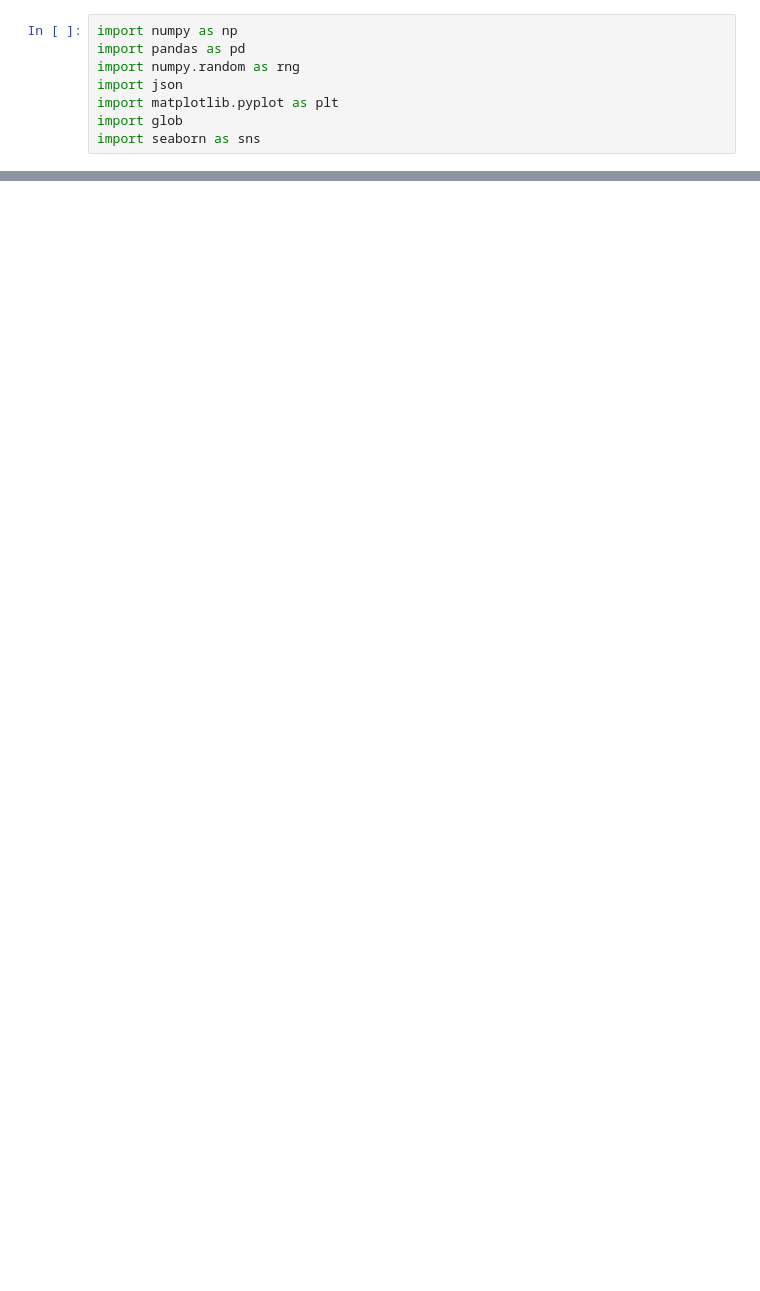
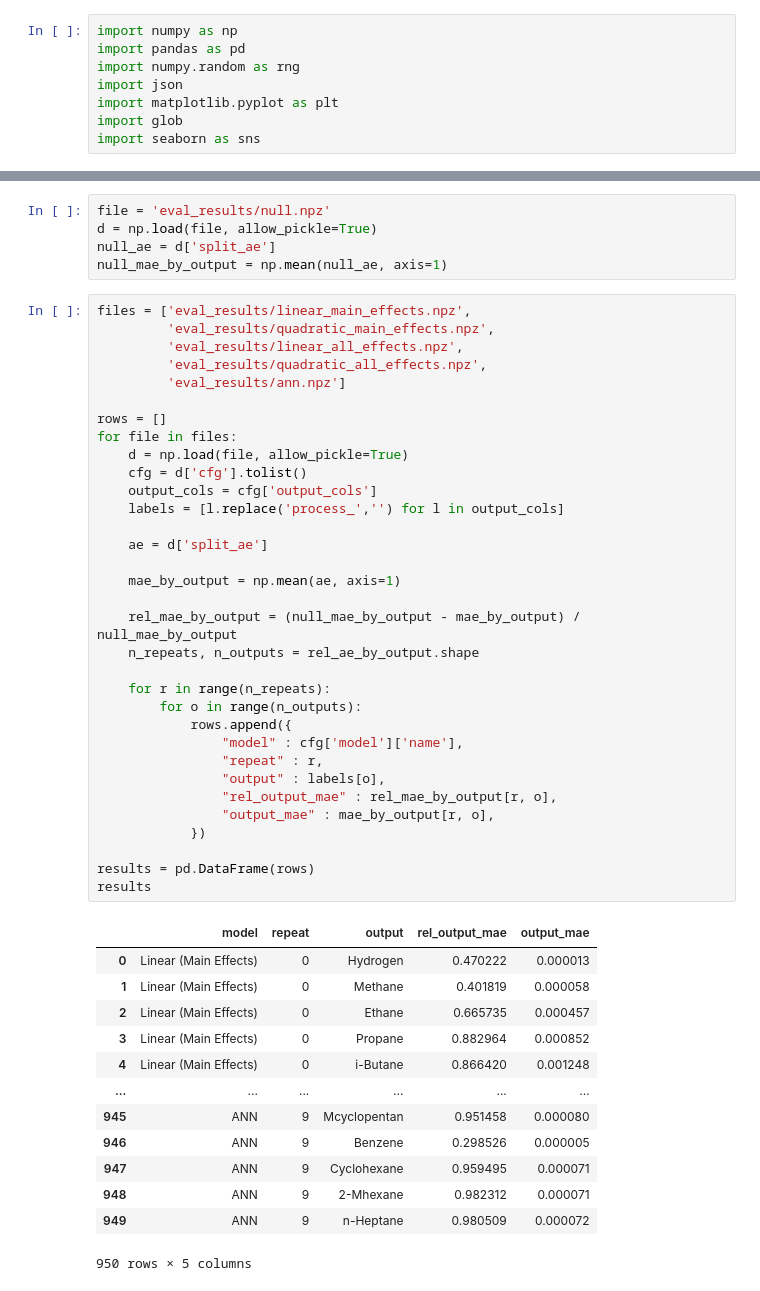
Before and after one commit to KISRDevelopment/iso-exploration, a Jupyter notebook: plot_eval_results.ipynb, the cells around one changed output, grey strips where cells are left out. Drawn from its saved outputs; the diff is of its cells as text; blank space fills up the shorter version.

```diff
--- a/plot_eval_results.ipynb
+++ b/plot_eval_results.ipynb
@@ -56 +9,53 @@ results
+# %%
+file = 'eval_results/null.npz'
+d = np.load(file, allow_pickle=True)
+null_ae = d['split_ae']
+null_mae_by_output = np.mean(null_ae, axis=1)
+# %%
+files = ['eval_results/linear_main_effects.npz',
+         'eval_results/quadratic_main_effects.npz',
+         'eval_results/linear_all_effects.npz',
+         'eval_results/quadratic_all_effects.npz',
+         'eval_results/ann.npz']
+
+rows = []
+for file in files:
+    d = np.load(file, allow_pickle=True)
+    cfg = d['cfg'].tolist()
+    output_cols = cfg['output_cols']
+    labels = [l.replace('process_','') for l in output_cols]
+
+    ae = d['split_ae']
+
+    mae_by_output = np.mean(ae, axis=1)
+
+    rel_mae_by_output = (null_mae_by_output - mae_by_output) / null_mae_by_output
+    n_repeats, n_outputs = rel_ae_by_output.shape
+
+    for r in range(n_repeats):
+        for o in range(n_outputs):
+            rows.append({
+                "model" : cfg['model']['name'],
+                "repeat" : r,
+                "output" : labels[o],
+                "rel_output_mae" : rel_mae_by_output[r, o],
+                "output_mae" : mae_by_output[r, o],
+            })
+
+results = pd.DataFrame(rows)
+results
+# %% [output]
+|  | model | repeat | output | rel_output_mae | output_mae |
+| 0 | Linear (Main Effects) | 0 | Hydrogen | 0.470222 | 0.000013 |
+| 1 | Linear (Main Effects) | 0 | Methane | 0.401819 | 0.000058 |
+| 2 | Linear (Main Effects) | 0 | Ethane | 0.665735 | 0.000457 |
+| 3 | Linear (Main Effects) | 0 | Propane | 0.882964 | 0.000852 |
+| 4 | Linear (Main Effects) | 0 | i-Butane | 0.866420 | 0.001248 |
+| ... | ... | ... | ... | ... | ... |
+| 945 | ANN | 9 | Mcyclopentan | 0.951458 | 0.000080 |
+| 946 | ANN | 9 | Benzene | 0.298526 | 0.000005 |
+| 947 | ANN | 9 | Cyclohexane | 0.959495 | 0.000071 |
+| 948 | ANN | 9 | 2-Mhexane | 0.982312 | 0.000071 |
+| 949 | ANN | 9 | n-Heptane | 0.980509 | 0.000072 |
+950 rows × 5 columns
 # %%
```
Also changed, not shown: parts of 2 cells of this notebook, 10 other files.
